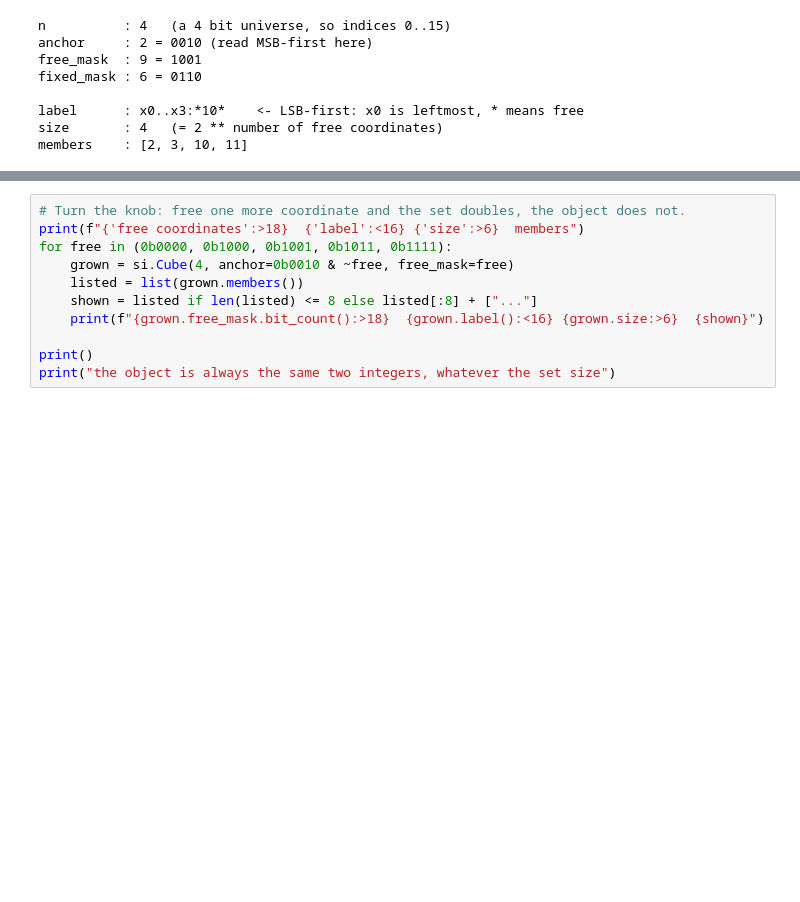
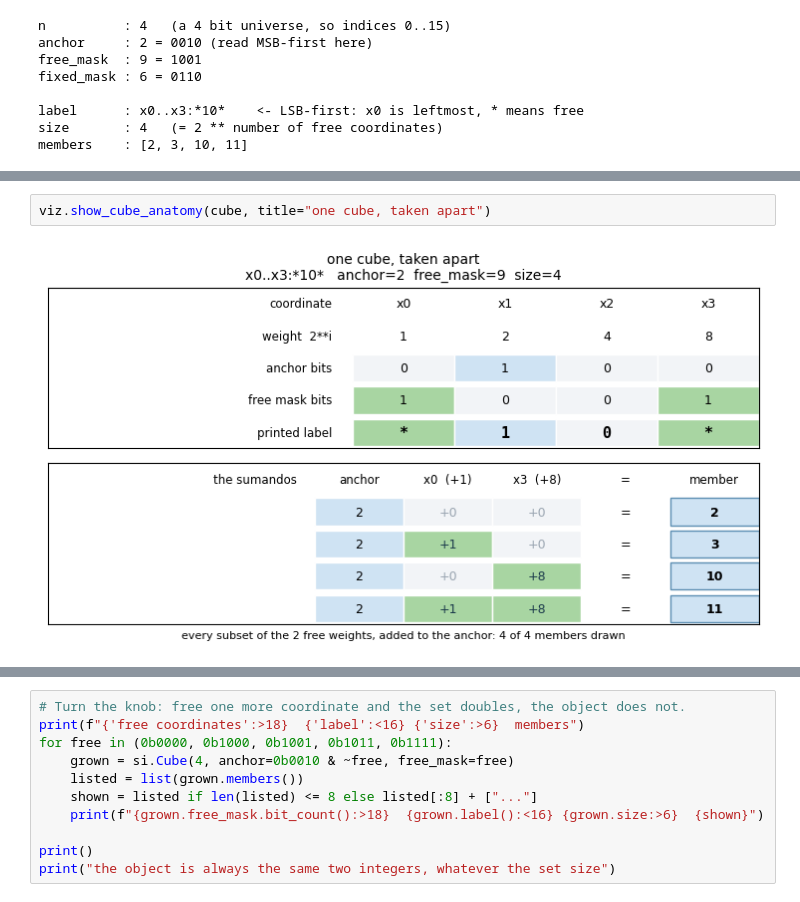
Before and after one commit to albertoHdzE/CausalBool, a Jupyter notebook: luminal-challenge/notebooks/01-index-method.ipynb, the cells around one changed output, grey strips where cells are left out. Drawn from its saved outputs; the diff is of its cells as text; blank space fills up the shorter version.

```diff
--- a/luminal-challenge/notebooks/01-index-method.ipynb
+++ b/luminal-challenge/notebooks/01-index-method.ipynb
@@ -168,0 +198,4 @@ is the whole trick, and the next cell shows what it buys.
+# %%
+viz.show_cube_anatomy(cube, title="one cube, taken apart")
+# %% [output]
+[figure, added]
```
Also changed, not shown: parts of 5 cells of this notebook, 1 other file.
